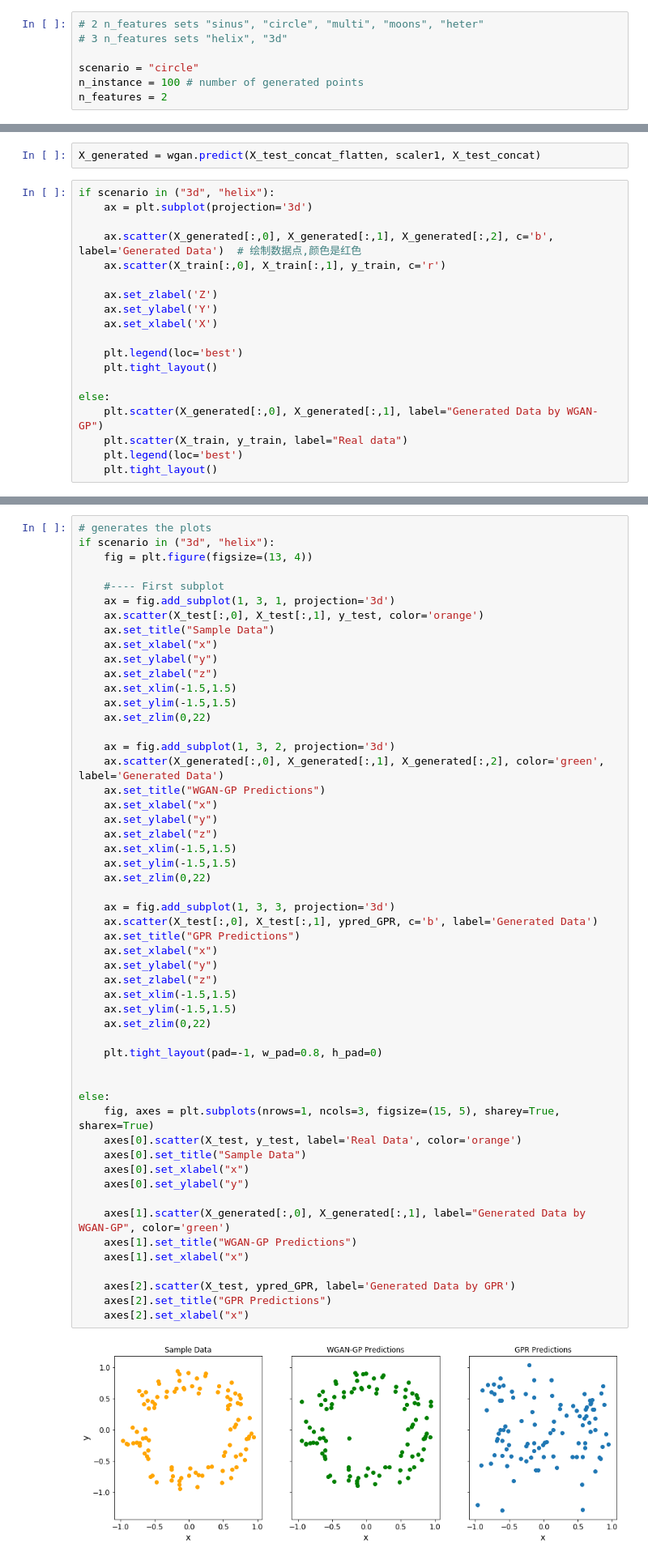
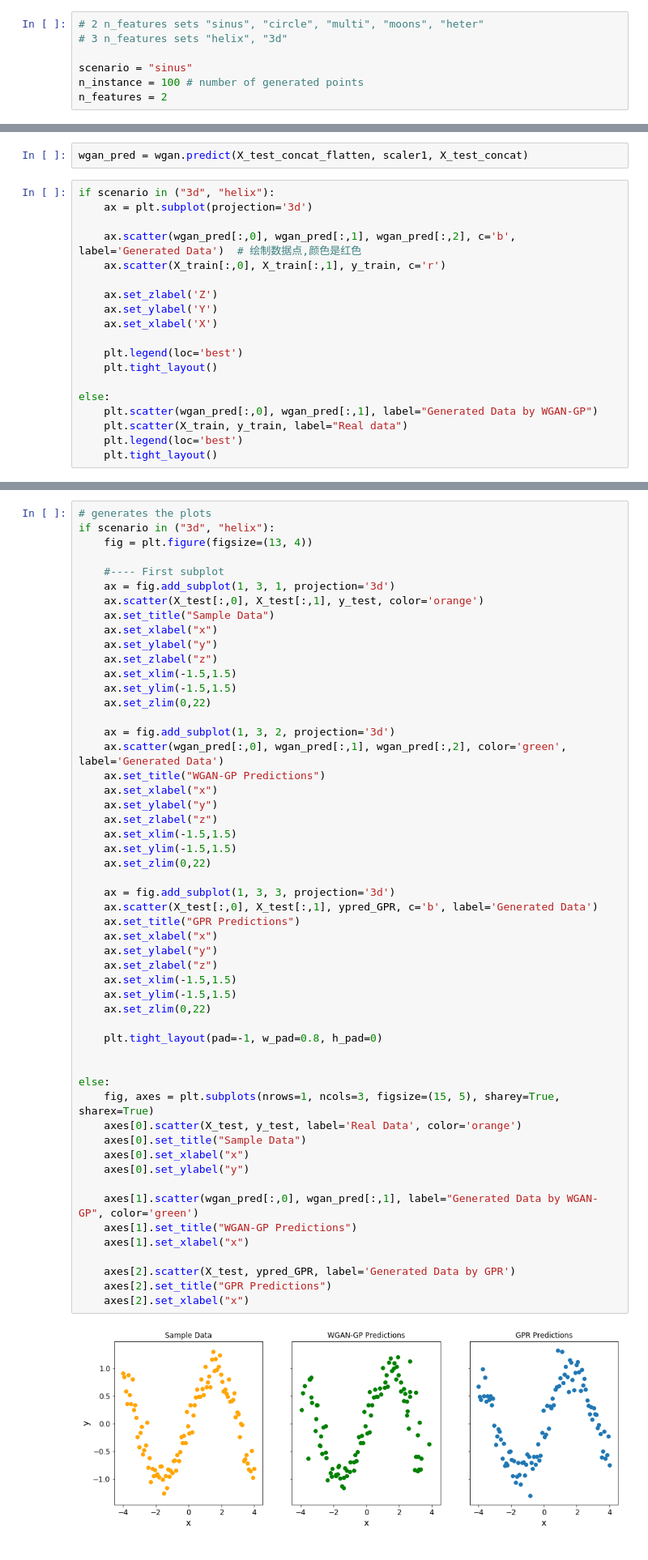
Before and after one commit to ellyess/WGAN-Regression, a Jupyter notebook: run_models.ipynb, the cells around one changed output, grey strips where cells are left out. Shown at 81% size. Drawn from its saved outputs; the diff is of its cells as text.

```diff
--- a/run_models.ipynb
+++ b/run_models.ipynb
@@ -29,7 +29,7 @@ import WGAN_Model
 # 2 n_features sets "sinus", "circle", "multi", "moons", "heter"
 # 3 n_features sets "helix", "3d"
 
-scenario = "circle"
+scenario = "sinus"
 n_instance = 100 # number of generated points
 n_features = 2
 # %%
@@ -138,12 +118,12 @@ Loss:
 # %% [markdown]
 ### Prediction
 # %%
-X_generated = wgan.predict(X_test_concat_flatten, scaler1, X_test_concat)
+wgan_pred = wgan.predict(X_test_concat_flatten, scaler1, X_test_concat)
 # %%
 if scenario in ("3d", "helix"):
     ax = plt.subplot(projection='3d')
 
-    ax.scatter(X_generated[:,0], X_generated[:,1], X_generated[:,2], c='b', label='Generated Data')  # 绘制数据点,颜色是红色
+    ax.scatter(wgan_pred[:,0], wgan_pred[:,1], wgan_pred[:,2], c='b', label='Generated Data')  # 绘制数据点,颜色是红色
     ax.scatter(X_train[:,0], X_train[:,1], y_train, c='r')
 
     ax.set_zlabel('Z')
@@ -154,7 +134,7 @@ if scenario in ("3d", "helix"):
     plt.tight_layout()
 
 else:
-    plt.scatter(X_generated[:,0], X_generated[:,1], label="Generated Data by WGAN-GP")
+    plt.scatter(wgan_pred[:,0], wgan_pred[:,1], label="Generated Data by WGAN-GP")
     plt.scatter(X_train, y_train, label="Real data")
     plt.legend(loc='best')
     plt.tight_layout()
@@ -210,7 +185,7 @@ if scenario in ("3d", "helix"):
     ax.set_zlim(0,22)
 
     ax = fig.add_subplot(1, 3, 2, projection='3d')
-    ax.scatter(X_generated[:,0], X_generated[:,1], X_generated[:,2], color='green', label='Generated Data')
+    ax.scatter(wgan_pred[:,0], wgan_pred[:,1], wgan_pred[:,2], color='green', label='Generated Data')
     ax.set_title("WGAN-GP Predictions")
     ax.set_xlabel("x")
     ax.set_ylabel("y")
@@ -219,35 +194,35 @@ if scenario in ("3d", "helix"):
     ax.set_ylim(-1.5,1.5)
     ax.set_zlim(0,22)
 
     ax = fig.add_subplot(1, 3, 3, projection='3d')
     ax.scatter(X_test[:,0], X_test[:,1], ypred_GPR, c='b', label='Generated Data')
     ax.set_title("GPR Predictions")
     ax.set_xlabel("x")
     ax.set_ylabel("y")
     ax.set_zlabel("z")
     ax.set_xlim(-1.5,1.5)
     ax.set_ylim(-1.5,1.5)
     ax.set_zlim(0,22)
 
     plt.tight_layout(pad=-1, w_pad=0.8, h_pad=0)
 
 
 else:
     fig, axes = plt.subplots(nrows=1, ncols=3, figsize=(15, 5), sharey=True, sharex=True)
     axes[0].scatter(X_test, y_test, label='Real Data', color='orange')
     axes[0].set_title("Sample Data")
     axes[0].set_xlabel("x")
     axes[0].set_ylabel("y")
 
-    axes[1].scatter(X_generated[:,0], X_generated[:,1], label="Generated Data by WGAN-GP", color='green')
+    axes[1].scatter(wgan_pred[:,0], wgan_pred[:,1], label="Generated Data by WGAN-GP", color='green')
     axes[1].set_title("WGAN-GP Predictions")
     axes[1].set_xlabel("x")
 
     axes[2].scatter(X_test, ypred_GPR, label='Generated Data by GPR')
     axes[2].set_title("GPR Predictions")
     axes[2].set_xlabel("x")
 # %% [output]
-[figure, old version]
+[figure, new version]
 # %% [markdown]
 ### Probability Density Plots
 # %%
```
Also changed, not shown: parts of 10 cells of this notebook, 17 other files.
